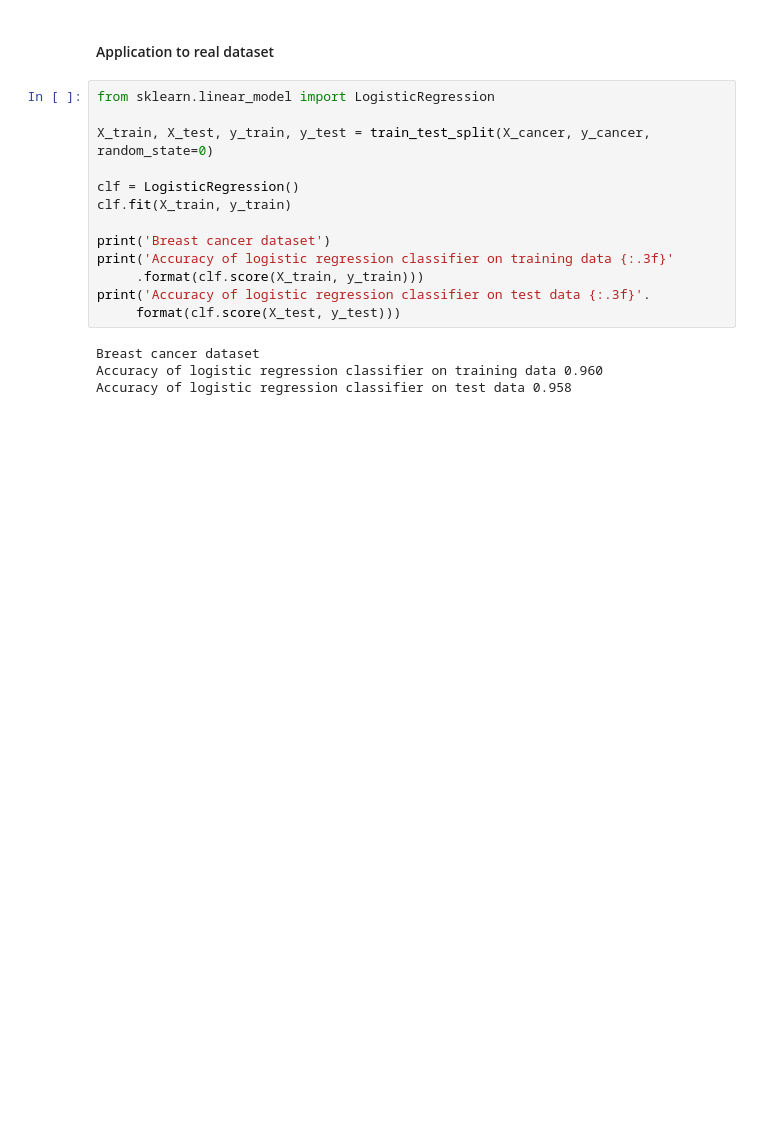
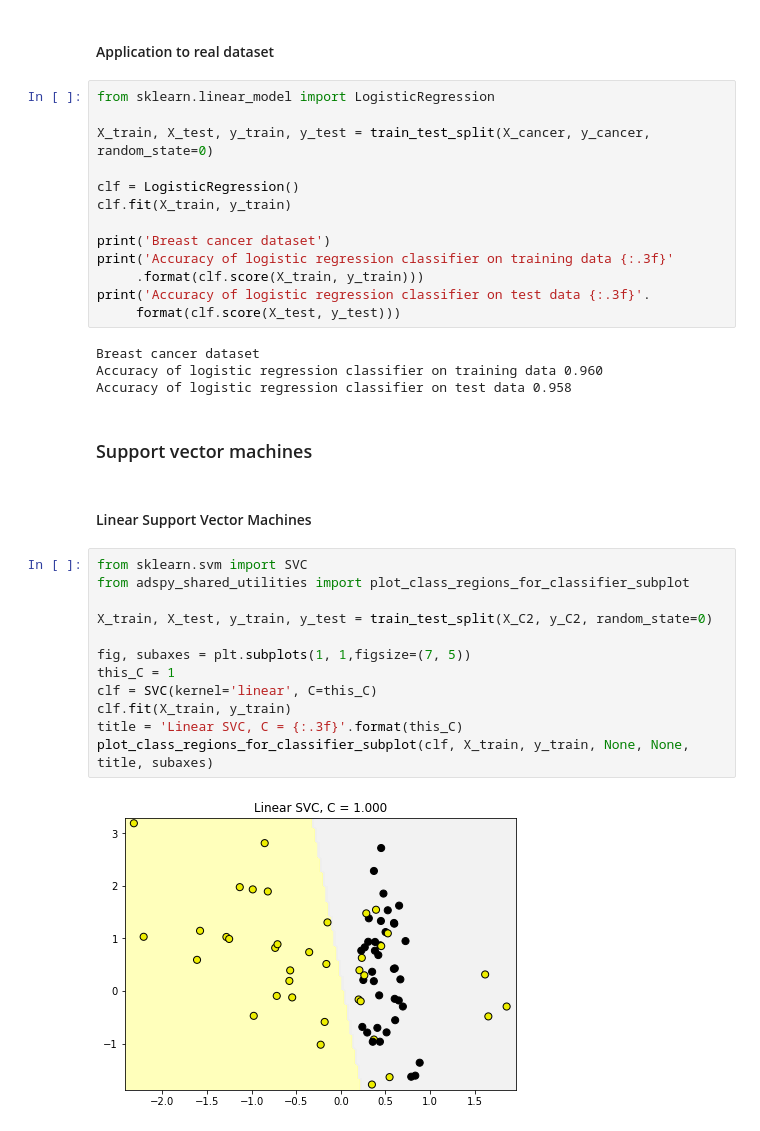
Before and after one commit to djaballah/Applied-Machine-Learning, a Jupyter notebook: module 2/module2-notebook.ipynb, the cells around one changed output. Drawn from its saved outputs; the diff is of its cells as text; blank space fills up the shorter version.

```diff
--- a/module 2/module2-notebook.ipynb
+++ b/module 2/module2-notebook.ipynb
@@ -547,3 +547,21 @@ print('Accuracy of logistic regression classifier on test data {:.3f}'.
 Breast cancer dataset
 Accuracy of logistic regression classifier on training data 0.960
 Accuracy of logistic regression classifier on test data 0.958
+# %% [markdown]
+### Support vector machines
+# %% [markdown]
+#### Linear Support Vector Machines
+# %%
+from sklearn.svm import SVC
+from adspy_shared_utilities import plot_class_regions_for_classifier_subplot
+
+X_train, X_test, y_train, y_test = train_test_split(X_C2, y_C2, random_state=0)
+
+fig, subaxes = plt.subplots(1, 1,figsize=(7, 5))
+this_C = 1
+clf = SVC(kernel='linear', C=this_C)
+clf.fit(X_train, y_train)
+title = 'Linear SVC, C = {:.3f}'.format(this_C)
+plot_class_regions_for_classifier_subplot(clf, X_train, y_train, None, None, title, subaxes)
+# %% [output]
+[figure, added]
```
Also changed, not shown: parts of 4 cells of this notebook.
